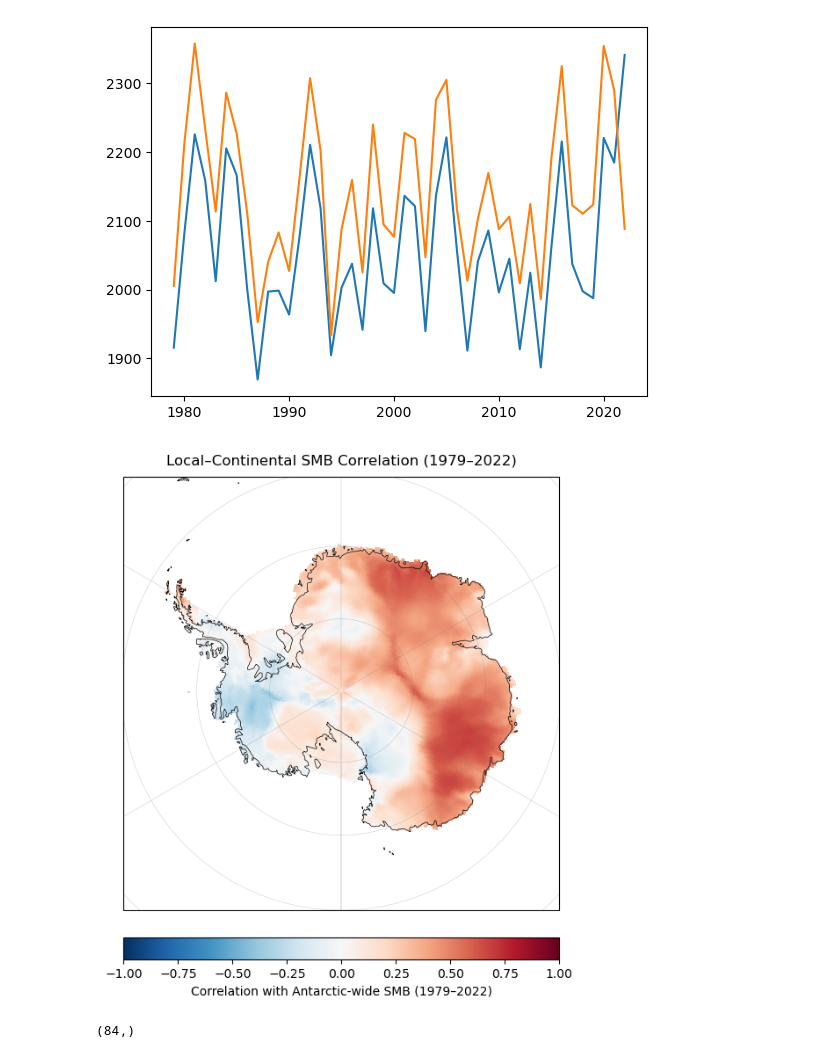
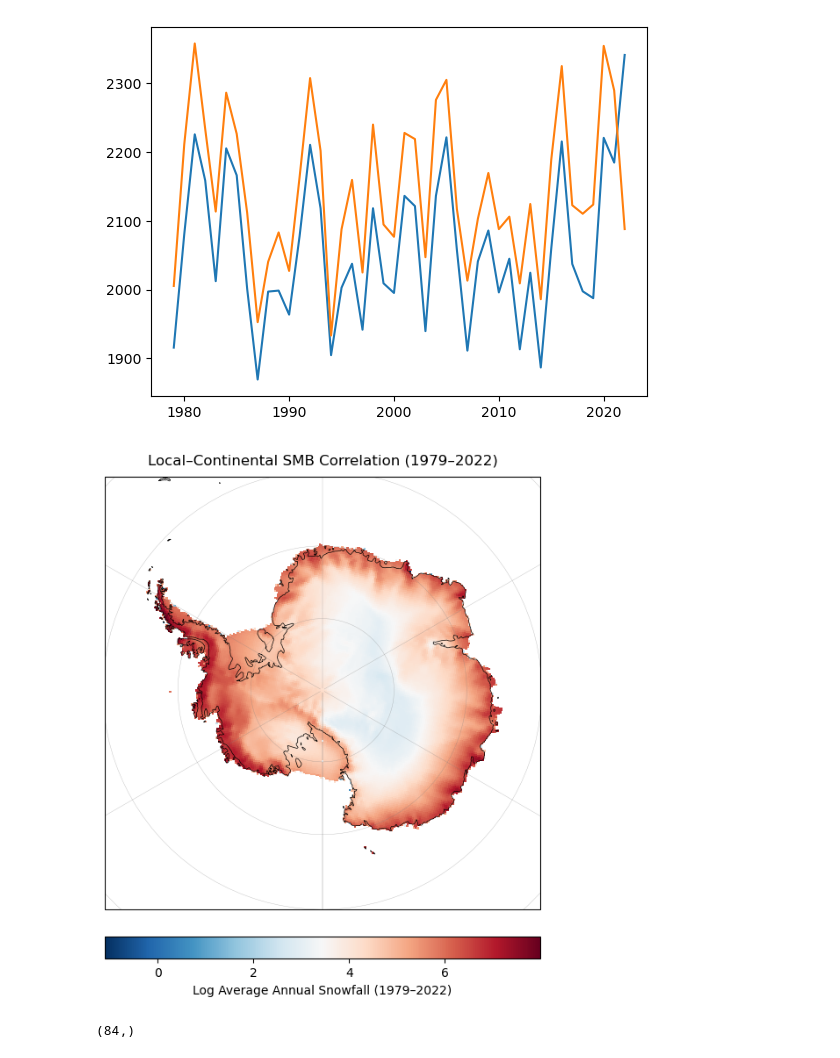
Before and after one commit to advikeswaran/metric-reconstruction, a Jupyter notebook: ERA5_ENSRF.ipynb, the cells around one changed output. Cells and saved outputs as stored; diff of their text form; code cells hidden in the pictures.

```diff
--- a/ERA5_ENSRF.ipynb
+++ b/ERA5_ENSRF.ipynb
@@ -487,37 +487,42 @@ fig = plt.figure(figsize=(8, 8))
 ax = plt.axes(projection=proj)
 
 # Set extent to include entire Antarctic region
 # Input coordinates to set_extent must be in PlateCarree (lat/lon) coordinates.
 ax.set_extent([-180, 180, -90, -60], ccrs.PlateCarree())
 
+plt_era_ann = np.copy(era_ann)
+plt_era_ann[plt_era_ann <= 0] = np.nan
 # Plot correlation map
 # eais_corr_map is the spatial correlation between each SMB grid cell and EAIS SMB.
 # RACMO lon/lat arrays define the spatial coordinates.
 im = ax.pcolormesh(
-    racmo["lon"], racmo["lat"], eais_corr_era,
+    racmo["lon"], racmo["lat"], np.log(np.mean(plt_era_ann, axis=0)),
     transform=ccrs.PlateCarree(),  # data defined in geographic coordinates
-    cmap="RdBu_r",  vmin=-1, vmax=1 # diverging red–blue colormap for correlations
+    cmap="RdBu_r" # diverging red–blue colormap for correlations
 )
 
 # Add colorbar
+#cb = plt.colorbar(im, ax=ax, orientation="horizontal", pad=0.05, shrink=0.8)
+#cb.set_label("Correlation with Antarctic-wide SMB (1979–2022)")
+
 cb = plt.colorbar(im, ax=ax, orientation="horizontal", pad=0.05, shrink=0.8)
-cb.set_label("Correlation with Antarctic-wide SMB (1979–2022)")
+cb.set_label("Log Average Annual Snowfall (1979–2022)")
 
 # Add geographic features for context
 ax.add_feature(cfeature.COASTLINE, linewidth=0.5, color="black")
 ax.add_feature(cfeature.LAND, facecolor="lightgray", zorder=0)
 
 # Add gridlines (no labels for cleaner polar map)
 gl = ax.gridlines(draw_labels=False, linewidth=0.3, color="gray", alpha=0.5)
 gl.xlocator = plt.FixedLocator(np.arange(-180, 181, 60))
 
 # Add title
 plt.title("Local–Continental SMB Correlation (1979–2022)", fontsize=12, pad=10)
 
 # Render plot
 plt.show()
 # %% [output]
-[figure, old version]
+[figure, new version]
 # %%
 # Load annual accumulation records from ice cores (raw CSV with no header)
 # accumData: rows = years, columns = individual ice core series
```
Also changed, not shown: parts of 6 cells of this notebook, 6 other files.
